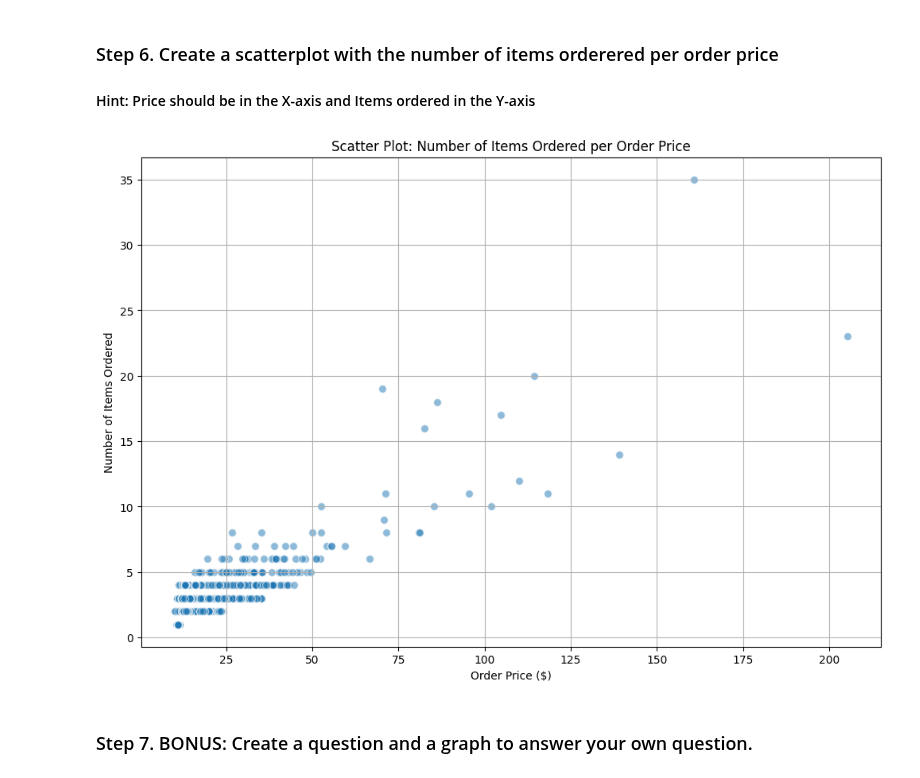
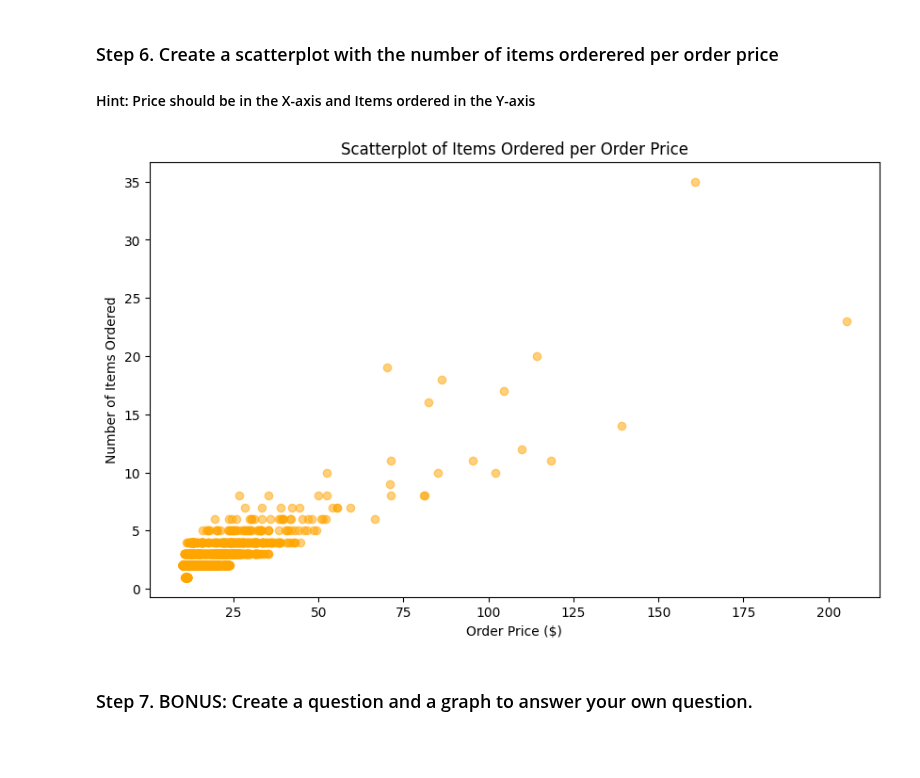
Before and after one commit to Viethoang0803/ph-n-t-ch-d-li-u-v-i-py, a Jupyter notebook: 07_Visualization/Chipotle/Exercises.ipynb, the cells around one changed output. Drawn from its saved outputs; the diff is of its cells as text; code cells hidden in the pictures; blank space fills up the shorter version.

```diff
--- a/07_Visualization/Chipotle/Exercises.ipynb
+++ b/07_Visualization/Chipotle/Exercises.ipynb
@@ -19,10 +17,7 @@ from collections import Counter
 # %% [markdown]
 ### Step 3. Assign it to a variable called chipo.
 # %%
-github_url = 'https://raw.githubusercontent.com/thieu1995/csv-files/main/data/pandas/chipotle.tsv'
-
-df = pd.read_csv(github_url,sep = '\t')
-chipo = df
+chipo = pd.read_csv('https://raw.githubusercontent.com/thieu1995/csv-files/main/data/pandas/chipotle.tsv', sep='\t')
 chipo.head()
 # %% [output]
 |  | order_id | quantity | item_name | choice_description | item_price |
@@ -65,16 +62,17 @@ plt.show()
 ### Step 6. Create a scatterplot with the number of items orderered per order price
 #### Hint: Price should be in the X-axis and Items ordered in the Y-axis
 # %%
-chipo['item_price'] = chipo['item_price'].replace('[\$,]', '', regex=True).astype(float)
-order_totals = chipo.groupby('order_id').agg({'quantity': 'sum', 'item_price': 'sum'})
-plt.figure(figsize=(12, 8))
-plt.scatter(order_totals['item_price'], order_totals['quantity'], alpha=0.5, edgecolors='w', s=50)
-plt.title('Scatter Plot: Number of Items Ordered per Order Price')
+chipo['item_price'] = chipo['item_price'].apply(lambda x: float(x[1:]))
+
+order_data = chipo.groupby('order_id').agg({'item_price': 'sum', 'quantity': 'sum'})
+
+plt.figure(figsize=(10, 6))
+plt.scatter(order_data['item_price'], order_data['quantity'], alpha=0.5, color='orange')
+plt.title('Scatterplot of Items Ordered per Order Price')
 plt.xlabel('Order Price ($)')
 plt.ylabel('Number of Items Ordered')
-plt.grid(True)
 plt.show()
 # %% [output]
-[figure, old version]
+[figure, new version]
 # %% [markdown]
 ### Step 7. BONUS: Create a question and a graph to answer your own question.
```
Also changed, not shown: parts of 4 cells of this notebook.
